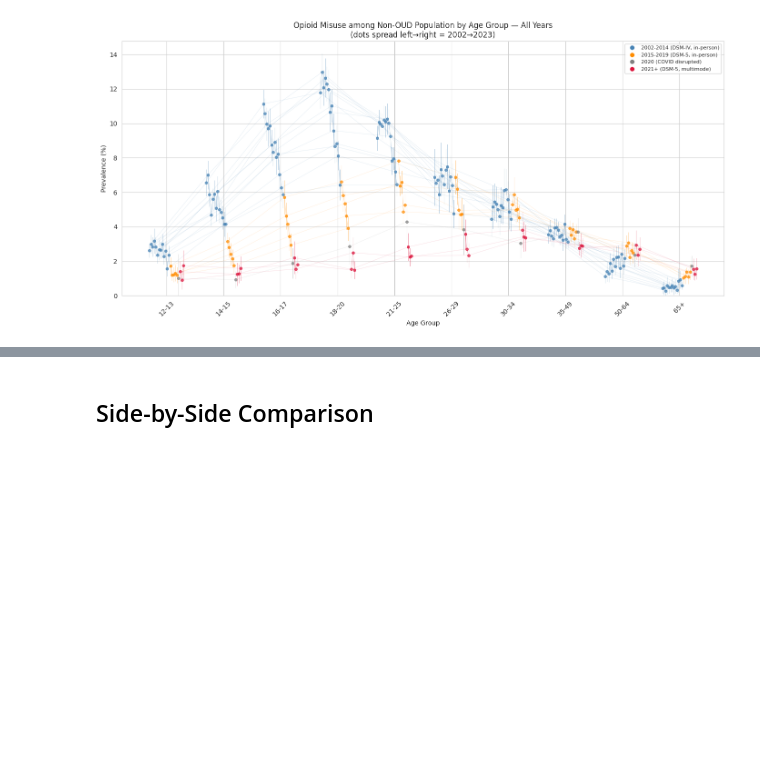
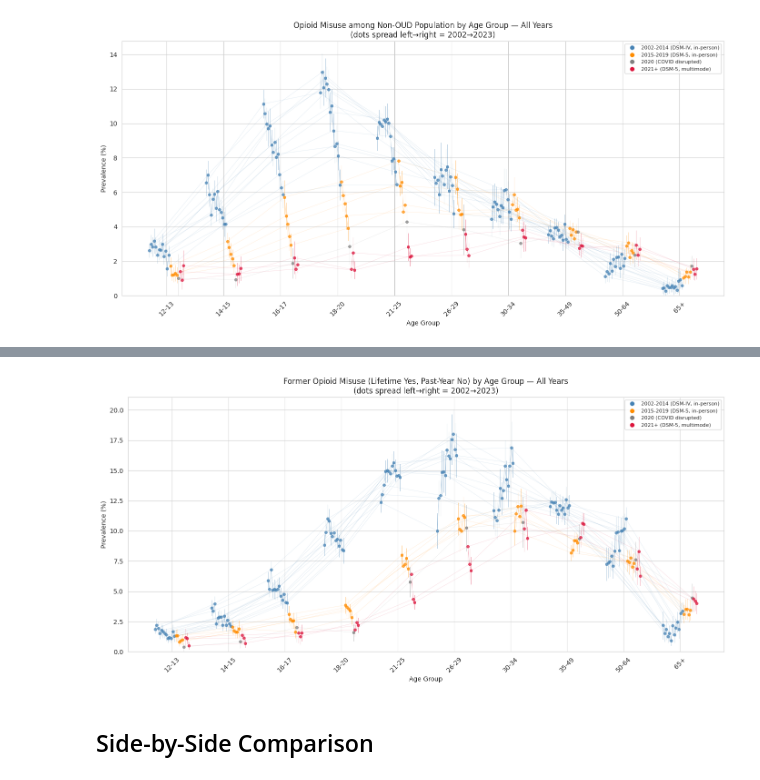
Before and after one commit to aflaxman/ai_assisted_us_health_data_analysis, a Jupyter notebook: nsduh_opioid_prevalence/04_age_period_cohort.ipynb, the cells around one changed output, grey strips where cells are left out. Saved outputs shown, nothing was run; the diff lists cells and outputs as text; code cells hidden in the pictures; blank space fills up the shorter version.

```diff
--- a/nsduh_opioid_prevalence/04_age_period_cohort.ipynb
+++ b/nsduh_opioid_prevalence/04_age_period_cohort.ipynb
@@ -263,3 +286,9 @@ plt.show()
+# %%
+fig = plot_age_profile(results['former_opioid_misuse'],
+                       'Former Opioid Misuse (Lifetime Yes, Past-Year No)')
+plt.show()
+# %% [output]
+[figure, added]
 # %% [markdown]
 ## Side-by-Side Comparison
 # %%
```
Also changed, not shown: parts of 7 cells of this notebook.
